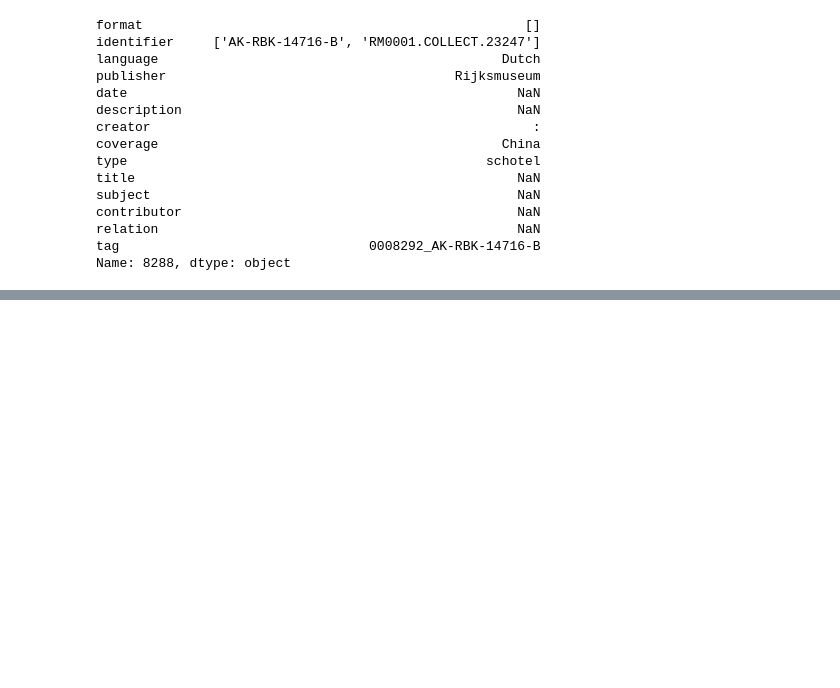
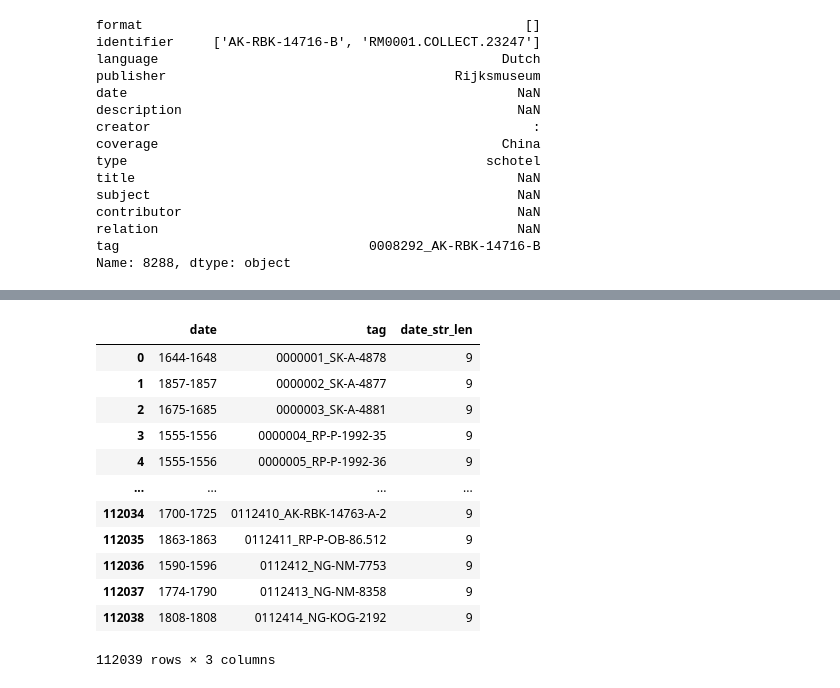
Before and after one commit to XingxinHE/Chief_Curator_Griffin, a Jupyter notebook: 02_Discover_Interesting_Data.ipynb, the cells around one changed output, grey strips where cells are left out. Cells and saved outputs as stored; diff of their text form; code cells hidden in the pictures; blank space fills up the shorter version.

```diff
--- a/02_Discover_Interesting_Data.ipynb
+++ b/02_Discover_Interesting_Data.ipynb
@@ -712,0 +639,3 @@ all_date
+# %%
+df['date'] = all_date
+df.head()
@@ -712,0 +649,6 @@ all_date
+# %%
+def cal_str_len(x):
+  return len(x)
+# %%
+df['date_str_len'] = df['date'].apply(cal_str_len)
+df.head()
@@ -712,0 +698,17 @@ all_date
+# %%
+date_df = df.loc[:, ['date','tag', 'date_str_len']]
+date_df
+# %% [output]
+|  | date | tag | date_str_len |
+| 0 | 1644-1648 | 0000001_SK-A-4878 | 9 |
+| 1 | 1857-1857 | 0000002_SK-A-4877 | 9 |
+| 2 | 1675-1685 | 0000003_SK-A-4881 | 9 |
+| 3 | 1555-1556 | 0000004_RP-P-1992-35 | 9 |
+| 4 | 1555-1556 | 0000005_RP-P-1992-36 | 9 |
+| ... | ... | ... | ... |
+| 112034 | 1700-1725 | 0112410_AK-RBK-14763-A-2 | 9 |
+| 112035 | 1863-1863 | 0112411_RP-P-OB-86.512 | 9 |
+| 112036 | 1590-1596 | 0112412_NG-NM-7753 | 9 |
+| 112037 | 1774-1790 | 0112413_NG-NM-8358 | 9 |
+| 112038 | 1808-1808 | 0112414_NG-KOG-2192 | 9 |
+112039 rows × 3 columns
```
Also changed, not shown: parts of 19 cells of this notebook.
